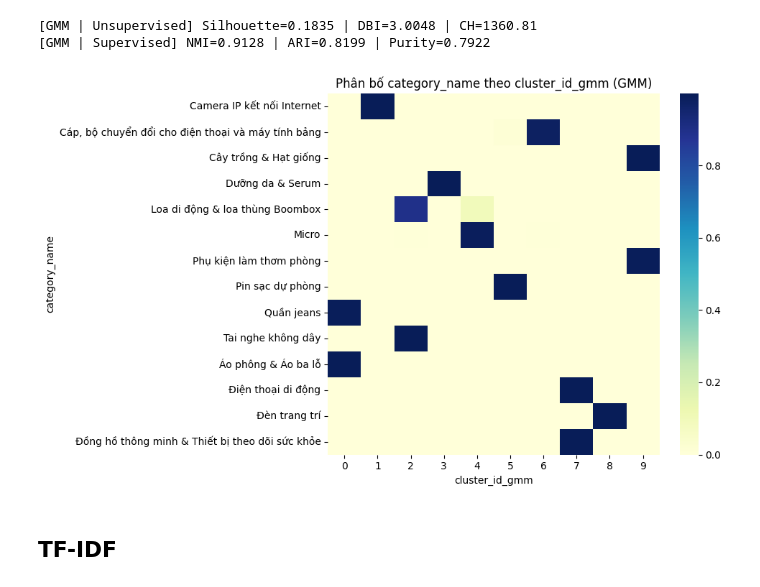
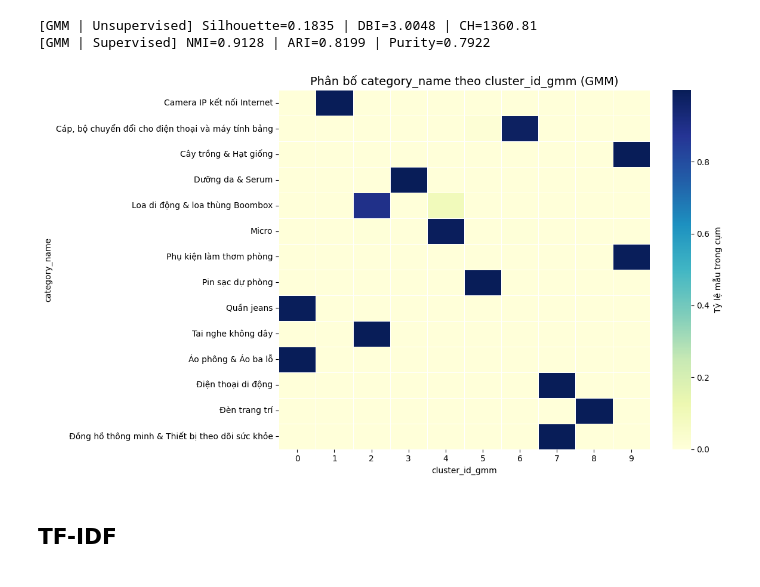
Before and after one commit to Thanh-Tamne/social-networking, a Jupyter notebook: project_2A/social_networking/main.ipynb, the cells around one changed output. Drawn from its saved outputs; the diff is of its cells as text; code cells hidden in the pictures.

```diff
--- a/project_2A/social_networking/main.ipynb
+++ b/project_2A/social_networking/main.ipynb
@@ -1314,21 +1375,41 @@ df_out.to_csv(EVAL_PATH, index=False)
 # %% [output]
 [GMM | Unsupervised] Silhouette=0.1835 | DBI=3.0048 | CH=1360.81
 [GMM | Supervised] NMI=0.9128 | ARI=0.8199 | Purity=0.7922
-# %%
-import seaborn as sns
-import matplotlib.pyplot as plt
-
-if "category_name" in meta.columns:
-    ct = pd.crosstab(meta["category_name"], meta["cluster_id_gmm"], normalize="index")
-    plt.figure(figsize=(10, 6))
-    sns.heatmap(ct, cmap="YlGnBu")
-    plt.title("Phân bố category_name theo cluster_id_gmm (GMM)")
-    plt.tight_layout()
-    plt.show()
-else:
-    print("Không có cột category_name để trực quan.")
-# %% [output]
-[figure, removed]
+# %%
+import seaborn as sns
+import matplotlib.pyplot as plt
+
+# --- Giả định meta có 2 cột: category_name (nhãn thật) và cluster_id_gmm (nhãn phân cụm) ---
+df_viz = (
+    meta.groupby(["category_name", "cluster_id_gmm"])
+        .size()
+        .reset_index(name="count")
+)
+
+# Chuẩn hóa tần suất theo từng category (để so sánh dễ)
+df_viz["ratio"] = (
+    df_viz.groupby("category_name")["count"].transform(lambda x: x / x.sum())
+)
+
+# Pivot thành ma trận để vẽ heatmap
+heatmap_data = df_viz.pivot(index="category_name", columns="cluster_id_gmm", values="ratio").fillna(0)
+
+# --- Vẽ heatmap ---
+plt.figure(figsize=(12, 7))
+sns.heatmap(
+    heatmap_data,
+    cmap="YlGnBu",
+    linewidths=0.5,
+    annot=False,
+    cbar_kws={'label': 'Tỷ lệ mẫu trong cụm'}
+)
+plt.title("Phân bố category_name theo cluster_id_gmm (GMM)", fontsize=14)
+plt.xlabel("cluster_id_gmm")
+plt.ylabel("category_name")
+plt.tight_layout()
+plt.show()
+# %% [output]
+[figure, added]
 # %% [markdown]
 ## TF-IDF
 # %% [markdown]
```
Also changed, not shown: parts of 9 cells of this notebook, 18 other files.
